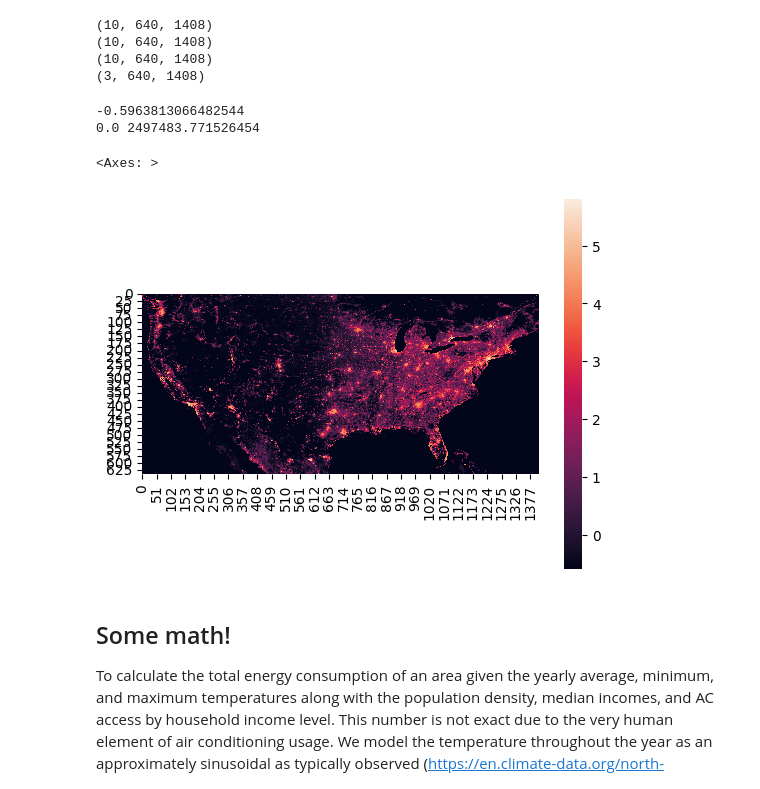
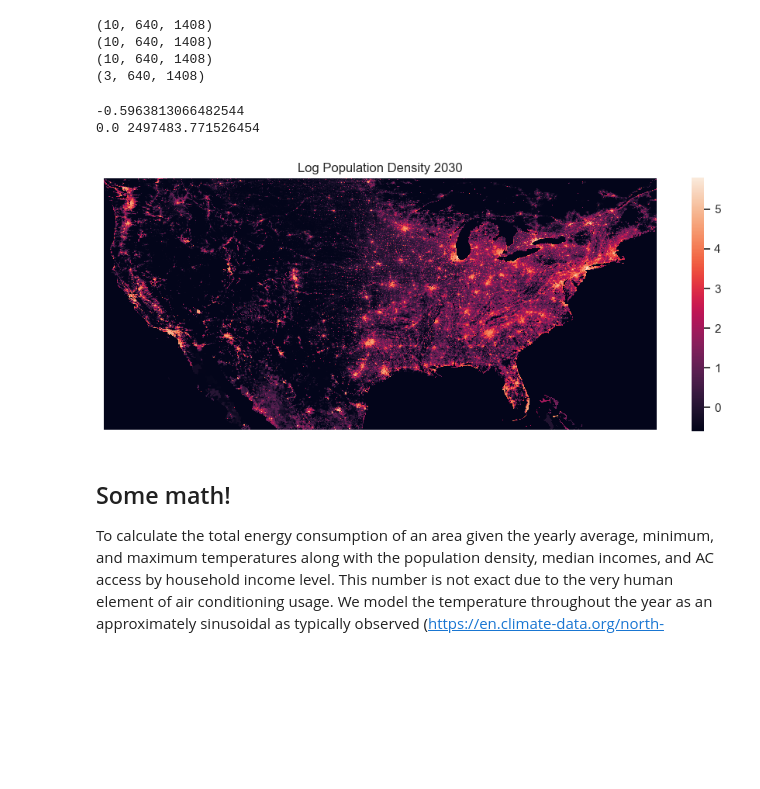
Before and after one commit to nmadev/HVACEnergyConsumptionForecasting, a Jupyter notebook: Energy_Consumption.ipynb, the cells around one changed output. Saved outputs shown, nothing was run; the diff lists cells and outputs as text; code cells hidden in the pictures; blank space fills up the shorter version.

```diff
--- a/Energy_Consumption.ipynb
+++ b/Energy_Consumption.ipynb
@@ -43,7 +43,9 @@ print(access_fits)
  [ 4.04530914e-03 -7.23944543e+00]]
 # %%
 # Get Household Income Data
-median_income_file = open('./final_datasets/MedianIncome/HoseholdIncome.pkl', 'rb')
+# should be stored here but needs to be stored locally due to file size constraints
+# median_income_file = open('./final_datasets/MedianIncome/HouseholdIncome.pkl', 'rb')
+median_income_file = open('./../Data/LargeFileStorage/HouseholdIncome.pkl', 'rb')
 median_income_grid = pkl.load(median_income_file)
 median_income_file.close()
 
@@ -64,7 +66,9 @@ print(median_income_grid[1].shape)
 (640, 1408)
 # %%
 # Get Population Density Data
-population_density_file = open('./final_datasets/Pop_Density/PopDensityProjection.pkl', 'rb')
+# should be stored here but needs to be stored locally due to file size constraints
+# population_density_file = open('./final_datasets/Pop_Density/PopDensityProjection.pkl', 'rb')
+population_density_file = open('./../Data/LargeFileStorage/PopDensityProjection.pkl', 'rb')
 population_density_grid = pkl.load(population_density_file)
 population_density_file.close()
 
@@ -171,13 +175,18 @@ print(new_popd_grid.shape)
 # %%
 print(min(new_popd_grid.flatten()))
 unnormalized_popd_grid = 10 ** (new_popd_grid - min(new_popd_grid.flatten())) - 1
 print(min(unnormalized_popd_grid.flatten()), max(unnormalized_popd_grid.flatten()))
-sns.heatmap(new_popd_grid[0], square=True)
+ax = sns.heatmap(new_popd_grid[0], square=True)
+ax.set_title("Log Population Density 2030")
+ax.set(xticklabels=[], yticklabels=[])
+ax.tick_params(bottom=False, left=False)
+fig = ax.get_figure()
+file_name = './final_figures/Pop_Density/SVRPopulationDensity.png'
+fig.savefig(file_name, dpi=200, bbox_inches='tight')
 # %% [output]
 -0.5963813066482544
 0.0 2497483.771526454
-<Axes: >
-[figure, old version]
+[figure, new version]
 # %% [markdown]
 ## Some math!
 
```
Also changed, not shown: parts of 15 cells of this notebook, 14 other files.
